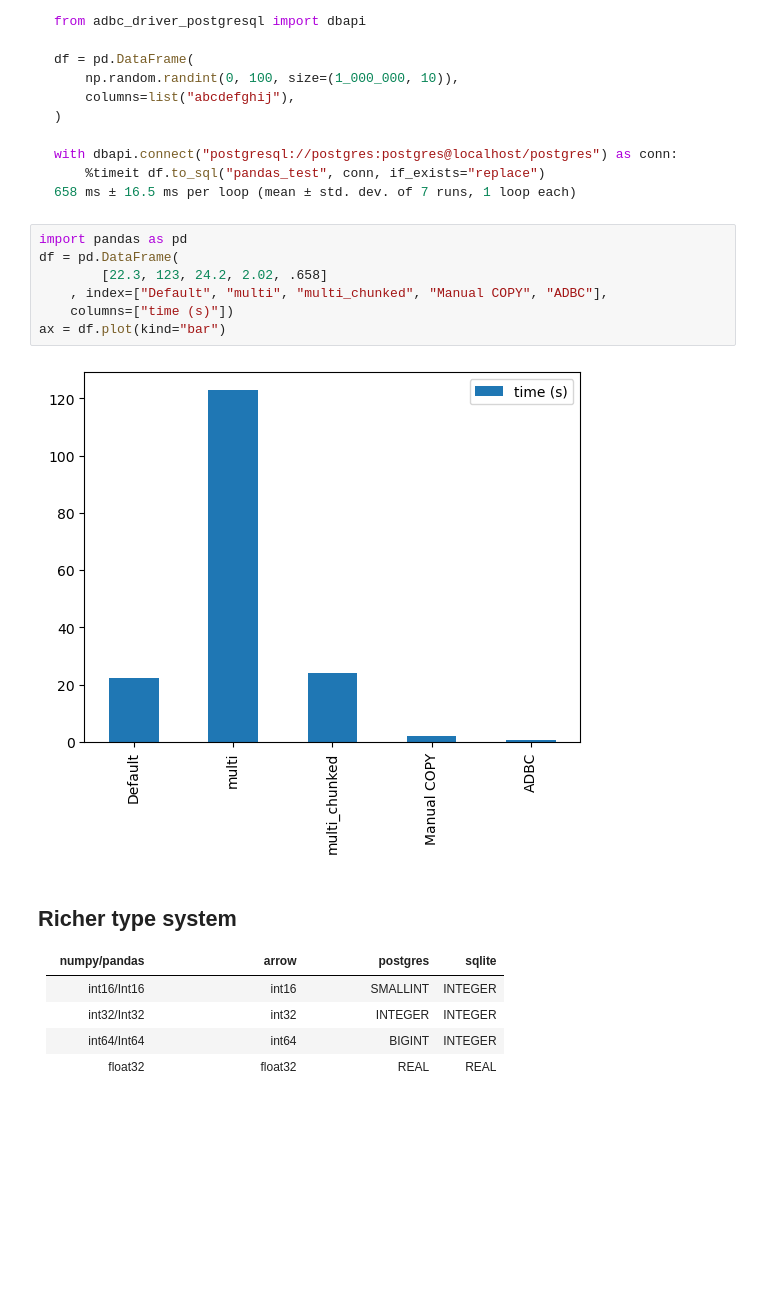
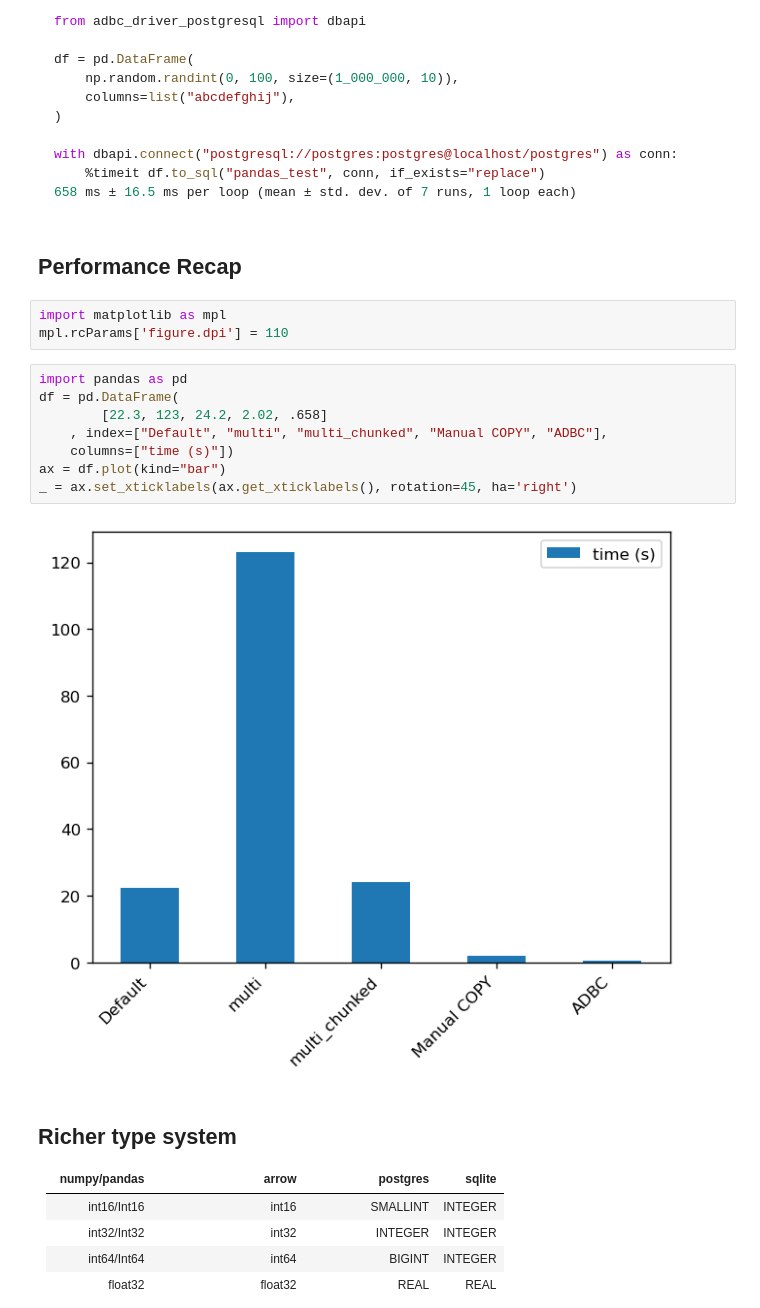
Before and after one commit to WillAyd/pydata_nyc_2023-talk, a Jupyter notebook: pydata_nyc_2023.ipynb, the cells around one changed output. Saved outputs shown, nothing was run; the diff lists cells and outputs as text; blank space fills up the shorter version.

````diff
--- a/pydata_nyc_2023.ipynb
+++ b/pydata_nyc_2023.ipynb
@@ -282,15 +289,21 @@ with dbapi.connect("postgresql://postgres:postgres@localhost/postgres") as conn:
     %timeit df.to_sql("pandas_test", conn, if_exists="replace")
 658 ms ± 16.5 ms per loop (mean ± std. dev. of 7 runs, 1 loop each)
 ```
+# %% [markdown]
+## Performance Recap
+# %%
+import matplotlib as mpl
+mpl.rcParams['figure.dpi'] = 110
 # %%
 import pandas as pd
 df = pd.DataFrame(
         [22.3, 123, 24.2, 2.02, .658]
     , index=["Default", "multi", "multi_chunked", "Manual COPY", "ADBC"],
     columns=["time (s)"])
 ax = df.plot(kind="bar")
+_ = ax.set_xticklabels(ax.get_xticklabels(), rotation=45, ha='right')
 # %% [output]
-[figure, old version]
+[figure, new version]
 # %% [markdown]
 ## Richer type system
 
````
Also changed, not shown: parts of 10 cells of this notebook, 1 other file.
